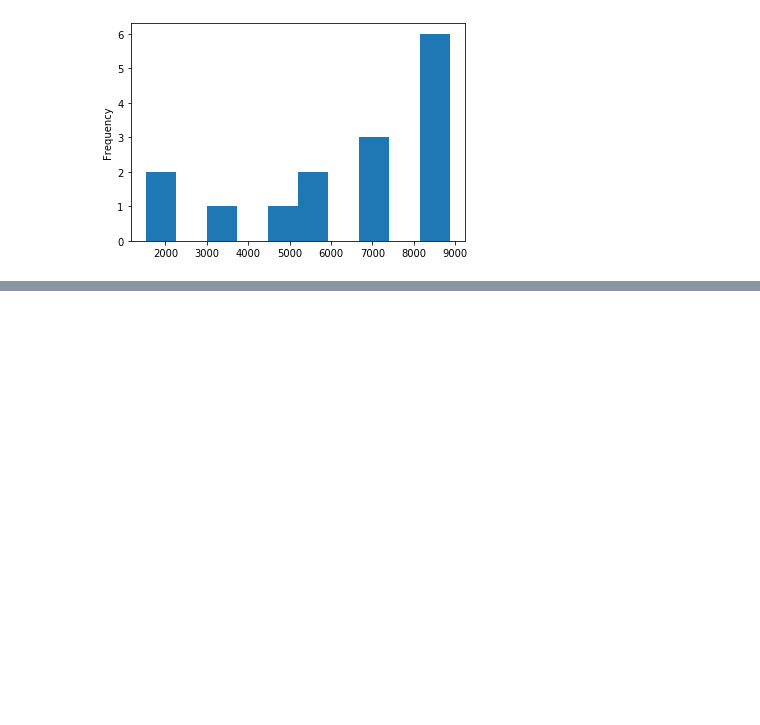
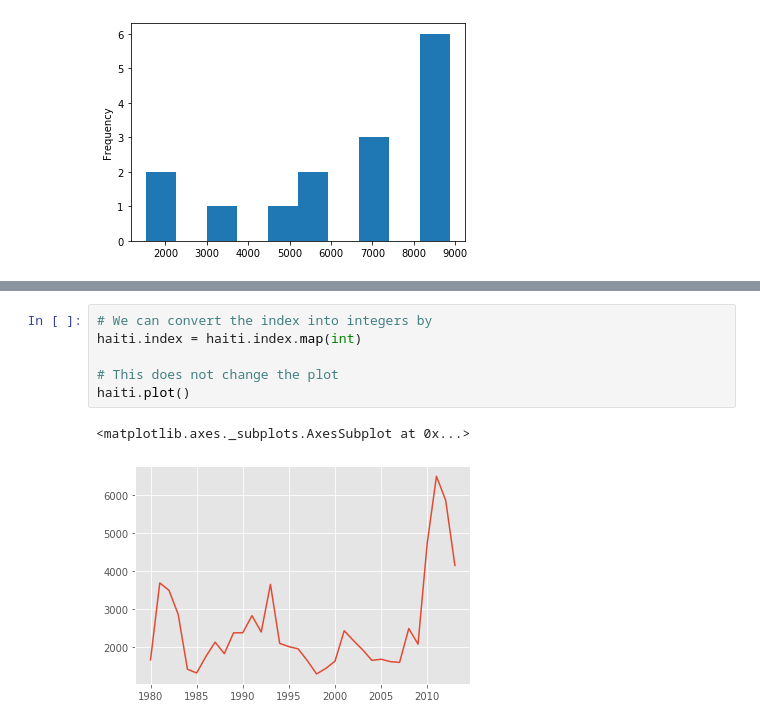
Before and after one commit to ivan-zapreev/data-science-python-projects, a Jupyter notebook: IBM_DV0101EN/mod_01_intro_vis_tools.ipynb, the cells around one changed output, grey strips where cells are left out. Drawn from its saved outputs; the diff is of its cells as text; blank space fills up the shorter version.

```diff
--- a/IBM_DV0101EN/mod_01_intro_vis_tools.ipynb
+++ b/IBM_DV0101EN/mod_01_intro_vis_tools.ipynb
@@ -102,0 +465,9 @@ df['India'].plot(kind="hist")
+# %%
+# We can convert the index into integers by
+haiti.index = haiti.index.map(int)
+
+# This does not change the plot
+haiti.plot()
+# %% [output]
+<matplotlib.axes._subplots.AxesSubplot at 0x...>
+[figure, added]
```
Also changed, not shown: parts of 41 cells of this notebook, 2 other files.
